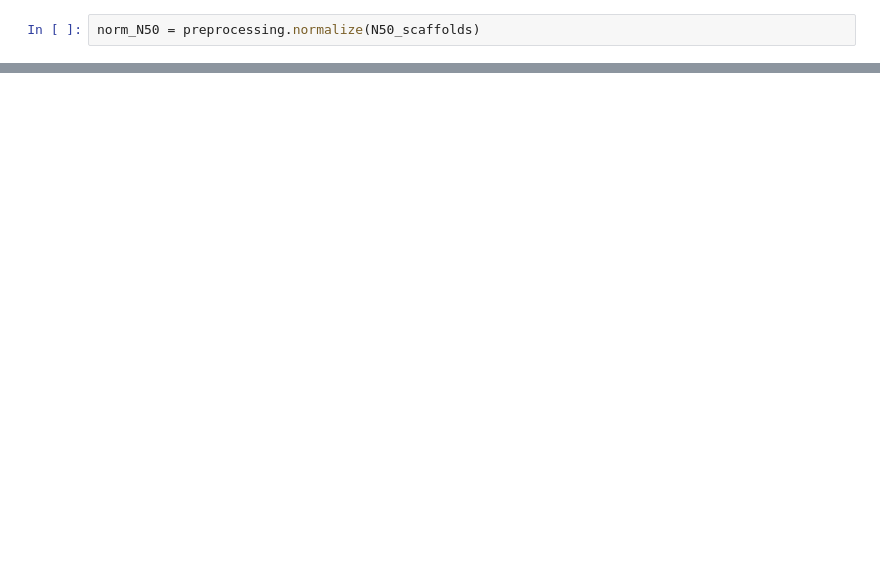
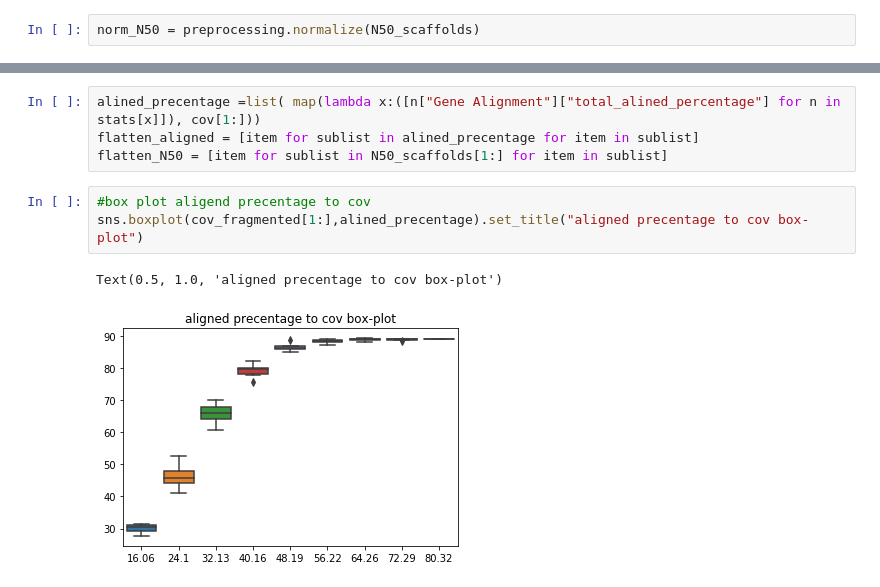
Before and after one commit to roysh1993/bioinformatics_final, a Jupyter notebook: plots_notebook.ipynb, the cells around one changed output, grey strips where cells are left out. Cells and saved outputs as stored; diff of their text form; blank space fills up the shorter version.

```diff
--- a/plots_notebook.ipynb
+++ b/plots_notebook.ipynb
@@ -69,0 +38,10 @@ array([[0.31830044, 0.31017362, 0.31220533, 0.32100938, 0.3155915 ,
+# %%
+alined_precentage =list( map(lambda x:([n["Gene Alignment"]["total_alined_percentage"] for n in stats[x]]), cov[1:]))
+flatten_aligned = [item for sublist in alined_precentage for item in sublist]
+flatten_N50 = [item for sublist in N50_scaffolds[1:] for item in sublist]
+# %%
+#box plot aligend precentage to cov
+sns.boxplot(cov_fragmented[1:],alined_precentage).set_title("aligned precentage to cov box-plot")
+# %% [output]
+Text(0.5, 1.0, 'aligned precentage to cov box-plot')
+[figure, added]
```
Also changed, not shown: parts of 7 cells of this notebook.
